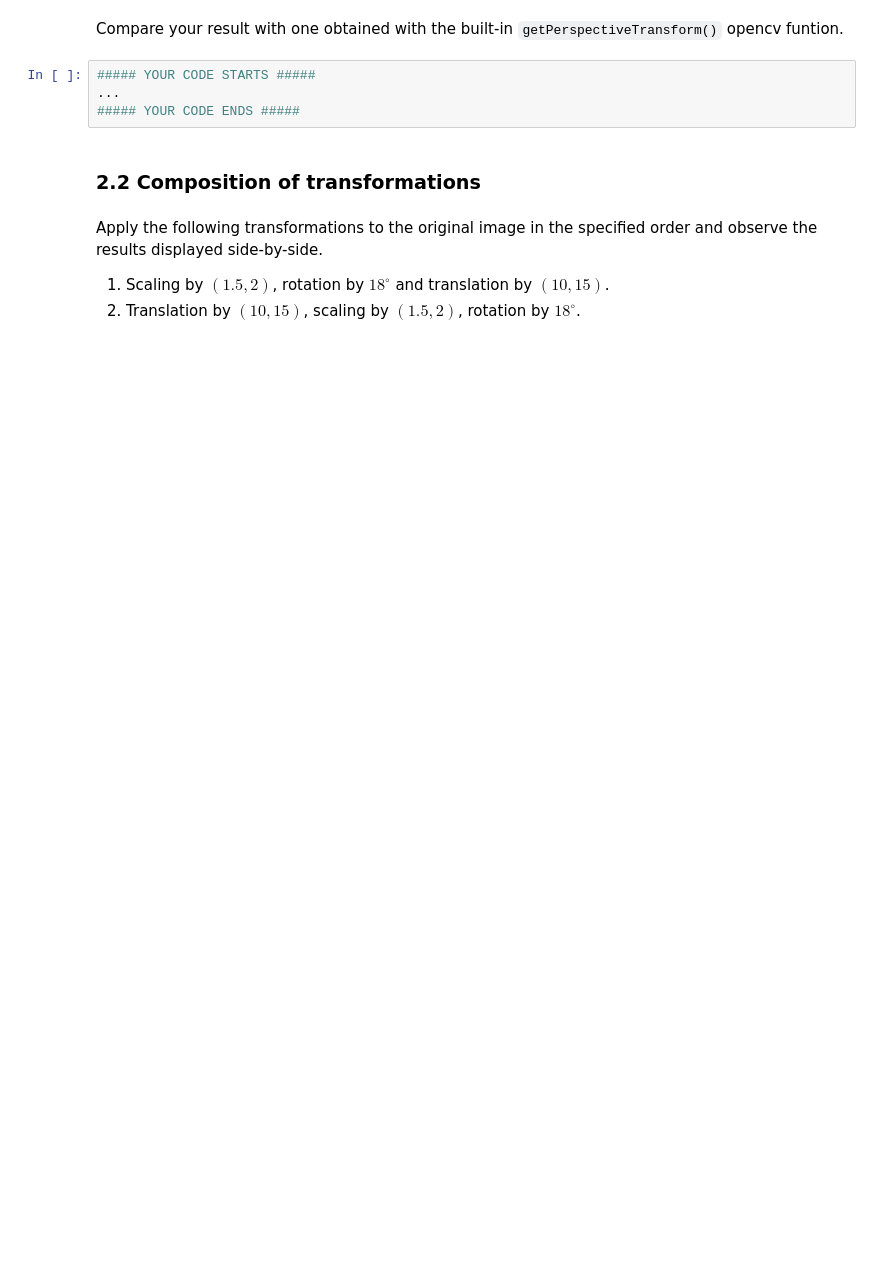
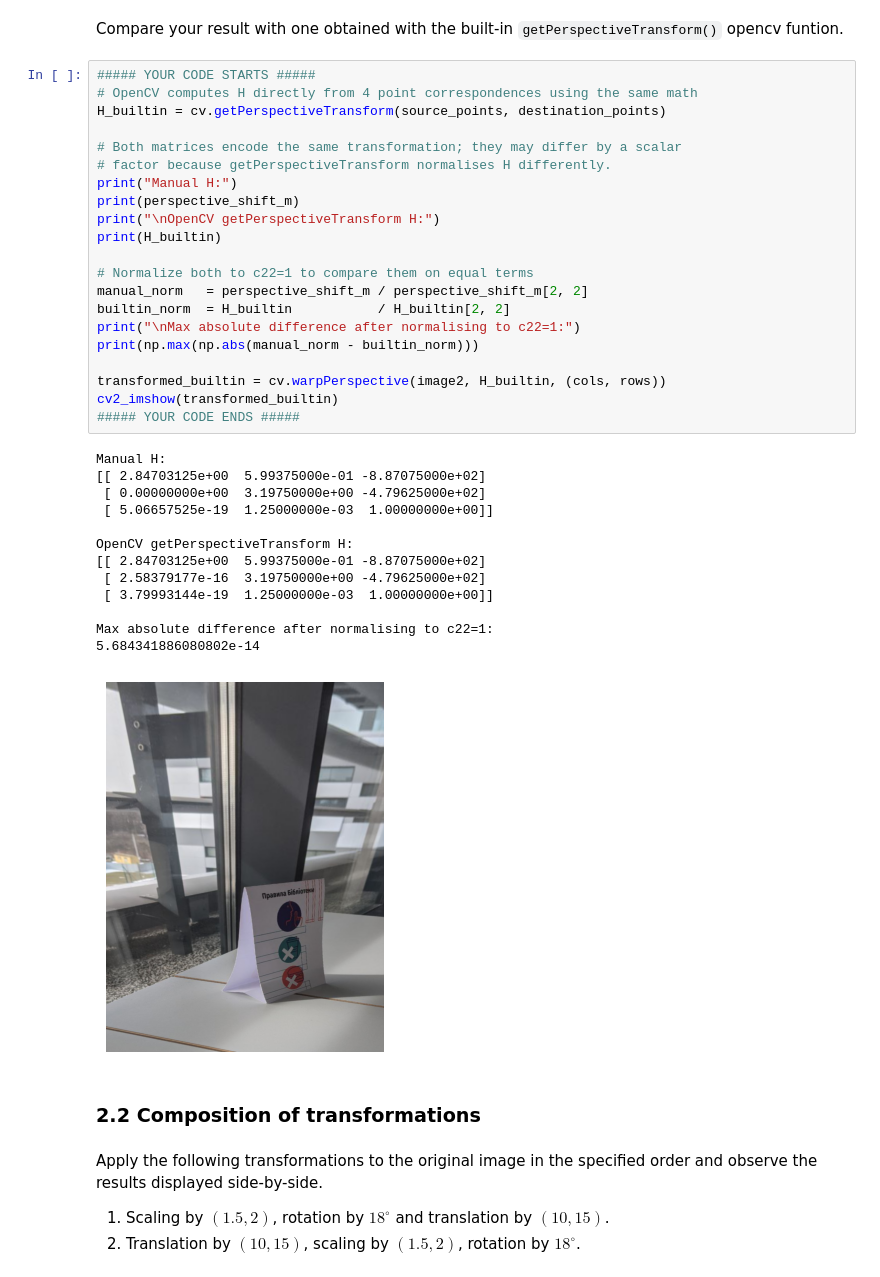
Before and after one commit to MunenNoKage/Lab_1_Transformation_Matrices, a Jupyter notebook: LA_Lab_1_template_2026.ipynb, the cells around one changed output. Drawn from its saved outputs; the diff is of its cells as text; blank space fills up the shorter version.

```diff
--- a/LA_Lab_1_template_2026.ipynb
+++ b/LA_Lab_1_template_2026.ipynb
@@ -539,9 +627,40 @@ cv2_imshow(transformed)
 # %% [markdown]
 Compare your result with one obtained with the built-in `getPerspectiveTransform()` opencv funtion.
-# %%
-##### YOUR CODE STARTS #####
-...
-##### YOUR CODE ENDS #####
+# %%
+##### YOUR CODE STARTS #####
+# OpenCV computes H directly from 4 point correspondences using the same math
+H_builtin = cv.getPerspectiveTransform(source_points, destination_points)
+
+# Both matrices encode the same transformation; they may differ by a scalar
+# factor because getPerspectiveTransform normalises H differently.
+print("Manual H:")
+print(perspective_shift_m)
+print("\nOpenCV getPerspectiveTransform H:")
+print(H_builtin)
+
+# Normalize both to c22=1 to compare them on equal terms
+manual_norm   = perspective_shift_m / perspective_shift_m[2, 2]
+builtin_norm  = H_builtin           / H_builtin[2, 2]
+print("\nMax absolute difference after normalising to c22=1:")
+print(np.max(np.abs(manual_norm - builtin_norm)))
+
+transformed_builtin = cv.warpPerspective(image2, H_builtin, (cols, rows))
+cv2_imshow(transformed_builtin)
+##### YOUR CODE ENDS #####
+# %% [output]
+Manual H:
+[[ 2.84703125e+00  5.99375000e-01 -8.87075000e+02]
+ [ 0.00000000e+00  3.19750000e+00 -4.79625000e+02]
+ [ 5.06657525e-19  1.25000000e-03  1.00000000e+00]]
+
+OpenCV getPerspectiveTransform H:
+[[ 2.84703125e+00  5.99375000e-01 -8.87075000e+02]
+ [ 2.58379177e-16  3.19750000e+00 -4.79625000e+02]
+ [ 3.79993144e-19  1.25000000e-03  1.00000000e+00]]
+
+Max absolute difference after normalising to c22=1:
+5.684341886080802e-14
+[figure, added]
 # %% [markdown]
 ### 2.2 Composition of transformations
 # %% [markdown]
```
Also changed, not shown: parts of 14 cells of this notebook.
